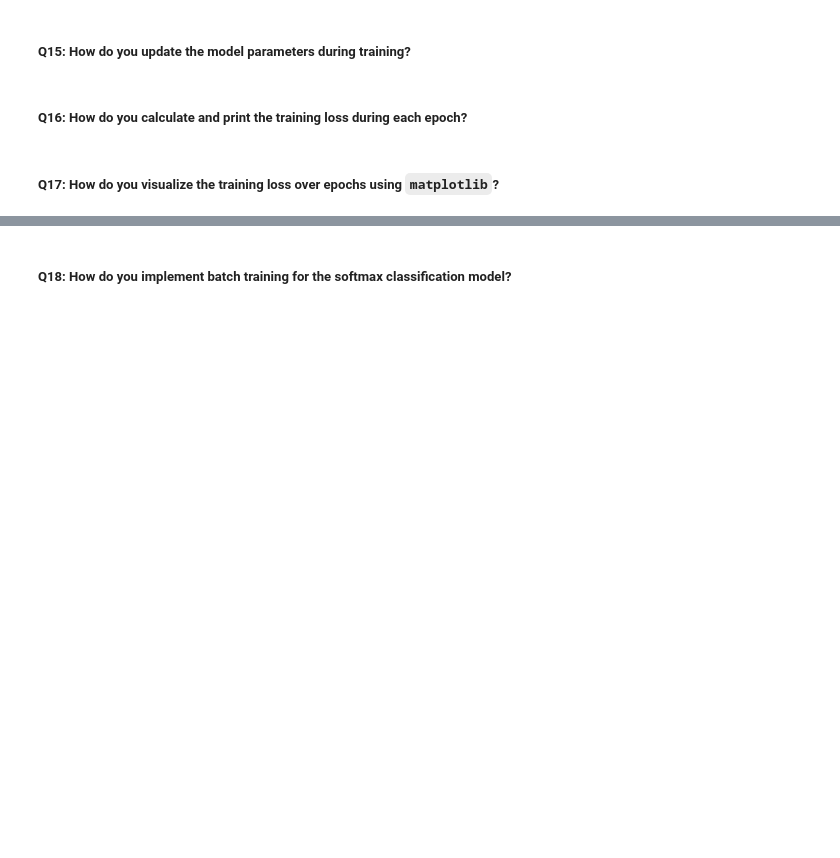
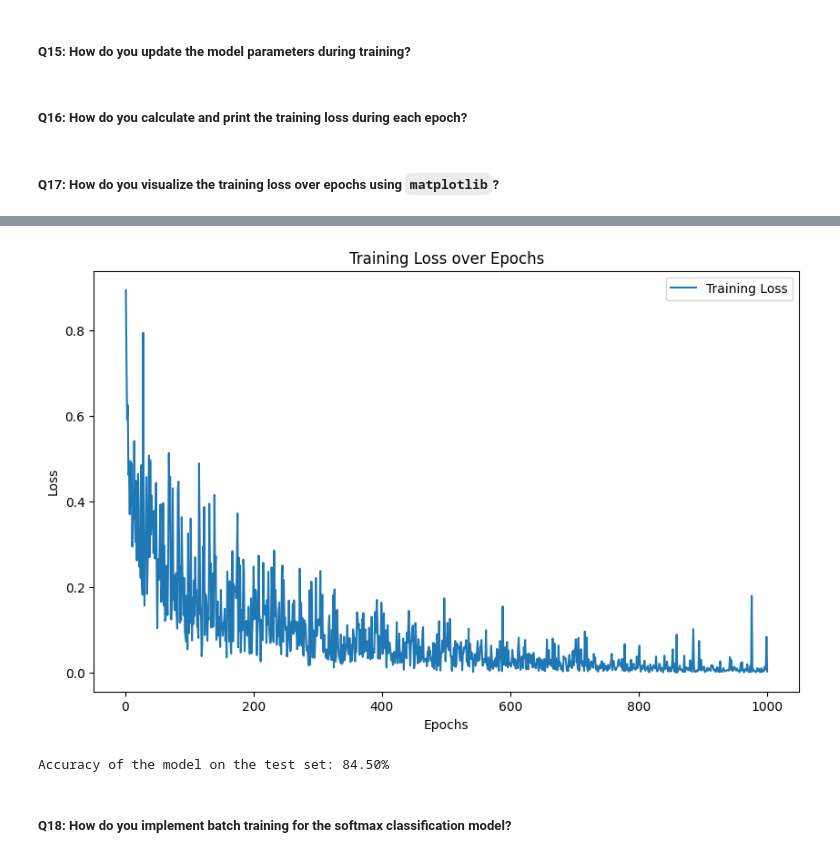
Before and after one commit to fellmir/pyTorchBasis, a Jupyter notebook: 00-basic-examples/example1/01-notebooks/03_softmax_classification.ipynb, the cells around one changed output, grey strips where cells are left out. Saved outputs shown, nothing was run; the diff lists cells and outputs as text; code cells hidden in the pictures; blank space fills up the shorter version.

```diff
--- a/00-basic-examples/example1/01-notebooks/03_softmax_classification.ipynb
+++ b/00-basic-examples/example1/01-notebooks/03_softmax_classification.ipynb
@@ -257,0 +484,4 @@ print(torchaudio.__version__)
+# %%
+# Define loss function and optimizer
+criterion = nn.CrossEntropyLoss()
+optimizer = optim.Adam(model.parameters(), lr=learning_rate)
@@ -262,2 +562,31 @@ print(torchaudio.__version__)
 # %% [markdown]
 ##### **Q17: How do you visualize the training loss over epochs using `matplotlib`?**
+# %%
+# Reinstantiate the model
+model = ExtendedNN(input_size, hidden_sizes, num_classes).to(device)
+initialize_weights(model)
+
+criterion = nn.CrossEntropyLoss()
+optimizer = optim.Adam(model.parameters(), lr=learning_rate)
+# %%
+# Initialize a list to store the loss values
+loss_values = []
+
+# Modify the training loop
+for epoch in range(num_epochs):
+    permutation = torch.randperm(X_train_tensor.size()[0])
+    for i in range(0, X_train_tensor.size()[0], batch_size):
+        indices = permutation[i:i + batch_size]
+        batch_x, batch_y = X_train_tensor[indices], y_train_tensor[indices]
+
+        outputs = model(batch_x)
+        loss = criterion(outputs, batch_y)
+
+        optimizer.zero_grad()
+        loss.backward()
+        optimizer.step()
+
+    loss_values.append(loss.item())  # Store the loss value
+
+    if (epoch + 1) % 100 == 0:
+        print(f'Epoch [{epoch + 1}/{num_epochs}], Loss: {loss.item():.4f}')
@@ -264,2 +604,24 @@ print(torchaudio.__version__)
+# %%
+# Plot the training loss over epochs
+plt.figure(figsize=(10, 6))
+plt.plot(range(1, num_epochs + 1), loss_values, label='Training Loss')
+plt.xlabel('Epochs')
+plt.ylabel('Loss')
+plt.title('Training Loss over Epochs')
+plt.legend()
+plt.show()
+# %% [output]
+[figure, added]
+# %%
+# Bonus: Evaluate the model
+model.eval()
+with torch.no_grad():
+    outputs = model(X_test_tensor)
+    _, predicted = torch.max(outputs.data, 1)
+    accuracy = (predicted == y_test_tensor).sum().item() / y_test_tensor.size(0)
+
+print(f'Accuracy of the model on the test set: {accuracy * 100:.2f}%')
+# %% [output]
+Accuracy of the model on the test set: 84.50%
 # %% [markdown]
 ##### **Q18: How do you implement batch training for the softmax classification model?**
```
Also changed, not shown: parts of 28 cells of this notebook.
